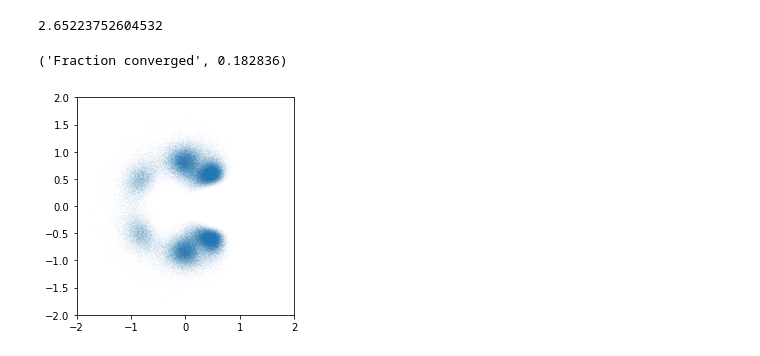
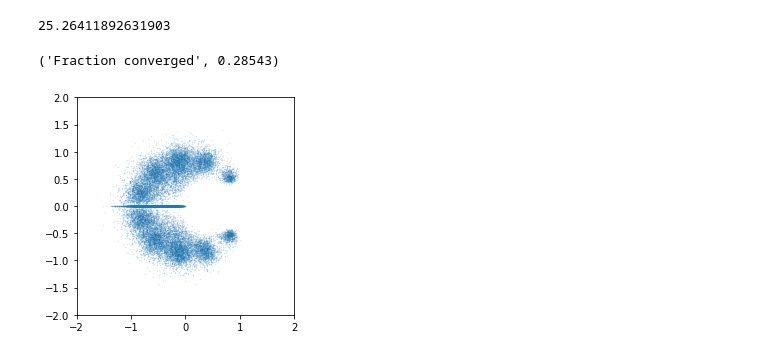
Before and after one commit to thoppe/DeepOptimizerViz, a Jupyter notebook: Gaussian Ensemble.ipynb, the cells around one changed output. Drawn from its saved outputs; the diff is of its cells as text; code cells hidden in the pictures.

```diff
--- a/Gaussian Ensemble.ipynb
+++ b/Gaussian Ensemble.ipynb
@@ -3,23 +3,31 @@ import tensorflow as tf
 import numpy as np
 from tqdm import tqdm
 # %%
-N = 10**6
-n_iters = 1000
+N = 10**5
+n_iters = 2000
 # The gaussians seem to keep moving!
 # %%
 #g = lambda : tf.constant(np.random.normal(size=[N,]))
-#g = lambda : tf.constant(np.random.uniform(-1, 1, size=[N,]))
+#g = lambda : tf.constant(np.random.uniform(0, 1, size=[N,]))
 #g = lambda : tf.constant(np.random.gumbel(size=[N,]))
 g = lambda : tf.constant(np.random.rayleigh(size=[N,]))
 
-cg = lambda : tf.complex(g(), g())
+#cg = lambda : tf.complex(g(), g())
+cg = lambda : tf.complex(g(), 0*g())
 
 x = tf.complex(
     tf.Variable(np.random.normal(size=[N,])),
     tf.Variable(np.random.normal(size=[N,])),
 )
 # %%
-poly =  cg()*x**6 + cg()*x**5 + cg()*x**4 + cg()*x**3 + cg()*x**2 + cg()
+#poly =  cg()*x**6 + cg()*x**5 + cg()*x**4 + cg()*x**3 + cg()*x**2 + cg()
+n_poly = 10
+
+coeffs = [cg() for _ in range(n_poly+1)]
+poly = tf.math.polyval(coeffs, x)
+
+#poly =  cg()*x**3 + cg()*x**2 + cg()*x + cg()
+
 
 term_error = tf.abs(poly)
 loss = tf.reduce_sum(term_error)
@@ -45,16 +53,16 @@ convergence = sess.run(term_error)
 idx = convergence < 0.001
 "Fraction converged", idx.mean()
 # %% [output]
-2.65223752604532
+25.26411892631903
-('Fraction converged', 0.182836)
+('Fraction converged', 0.28543)
 # %%
 import pylab as plt
 pts = sess.run(x)[idx]
-plt.scatter(pts.real, pts.imag, s=0.001,alpha=0.25)
+plt.scatter(pts.real, pts.imag, s=0.1,alpha=0.25)
 plt.axis('square')
 plt.xlim(-2,2)
 plt.ylim(-2,2)
 
 plt.show()
 # %% [output]
-[figure, old version]
+[figure, new version]
```
Also changed, not shown: 1 other file.
